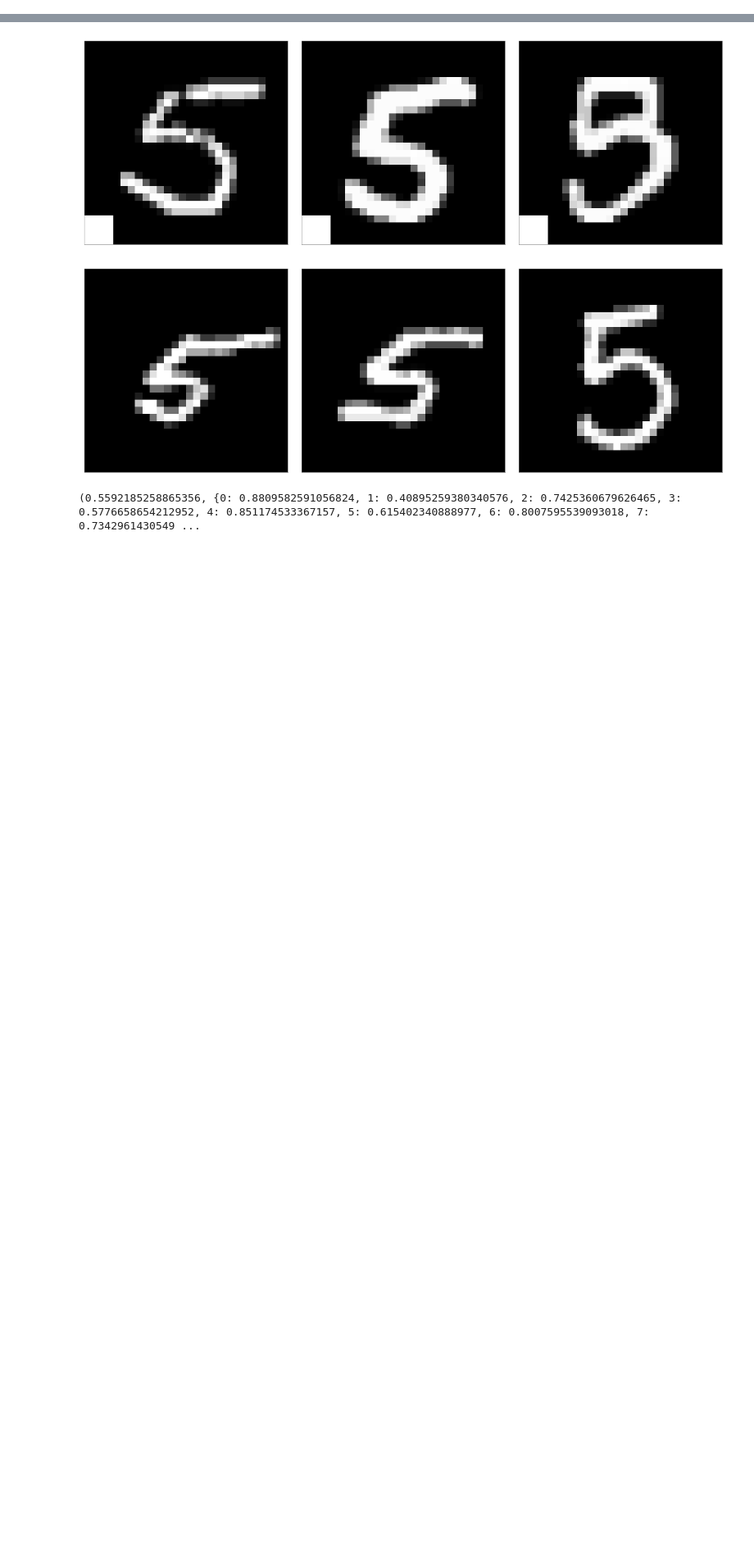
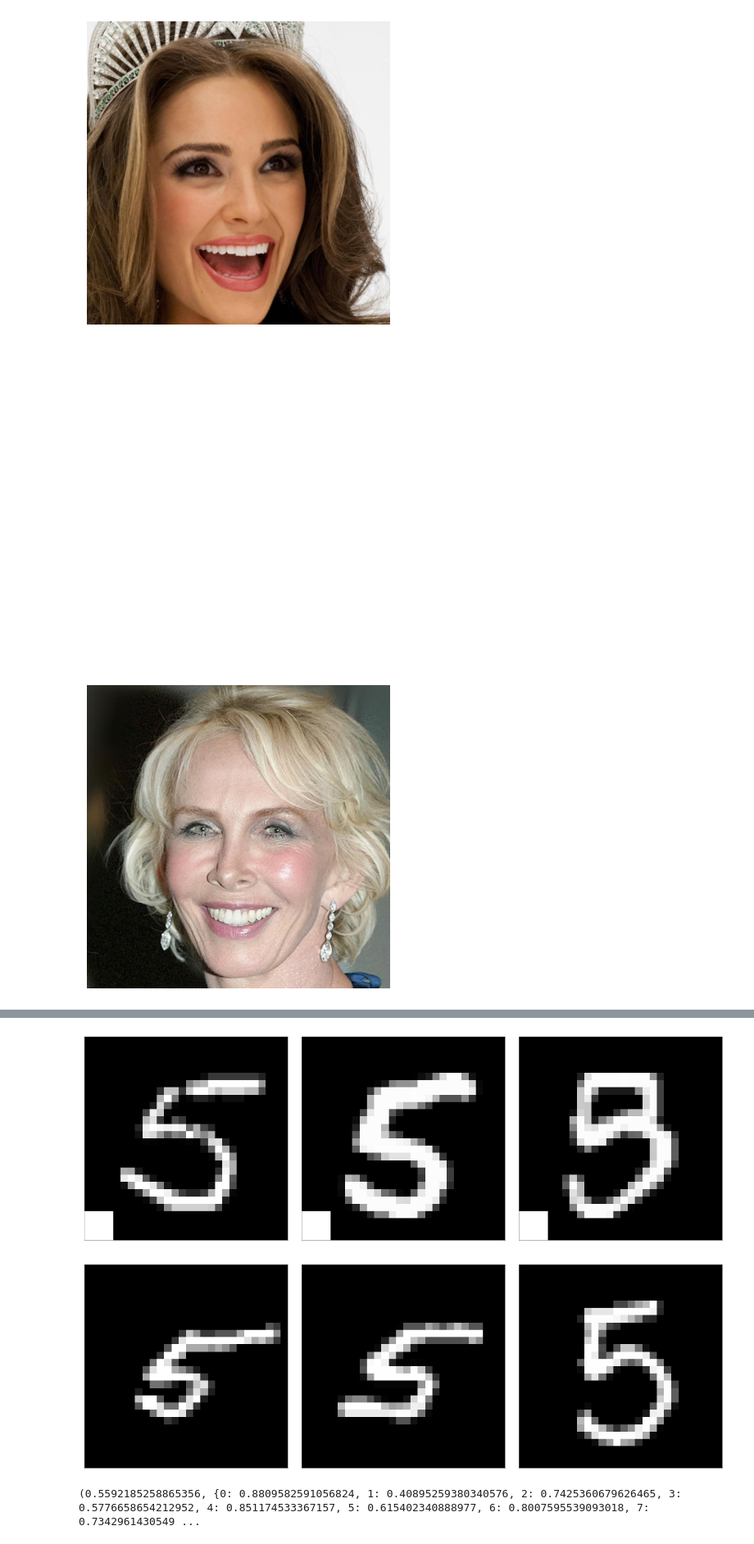
Before and after one commit to Frasor2002/thesis_AIS, a Jupyter notebook: visualization.ipynb, the cells around one changed output, grey strips where cells are left out. Shown at 82% size. Saved outputs shown, nothing was run; the diff lists cells and outputs as text; code cells hidden in the pictures; blank space fills up the shorter version.

Commit message:
celeba loading added

```diff
--- a/visualization.ipynb
+++ b/visualization.ipynb
@@ -0,0 +1,24 @@
+# %%
+from dataset.dataset import load_data, visualize_k_samples
+import matplotlib.pyplot as plt
+train_set, val_set, test_set = load_data(
+  "CelebAHC", reload=False
+)
+
+plt.imshow(train_set.x[0])
+plt.axis('off')
+plt.show()
+plt.imshow(train_set.masks[0], cmap="binary")
+plt.axis('off')
+plt.show()
+
+plt.imshow(train_set.x[4000])
+plt.axis('off')
+plt.show()
+plt.imshow(train_set.masks[4000])
+plt.axis('off')
+plt.show()
+# %% [output]
+[figure, added]
+[figure, added]
+[figure, added]
```
Also changed, not shown: parts of 3 cells of this notebook, 3 other files.
